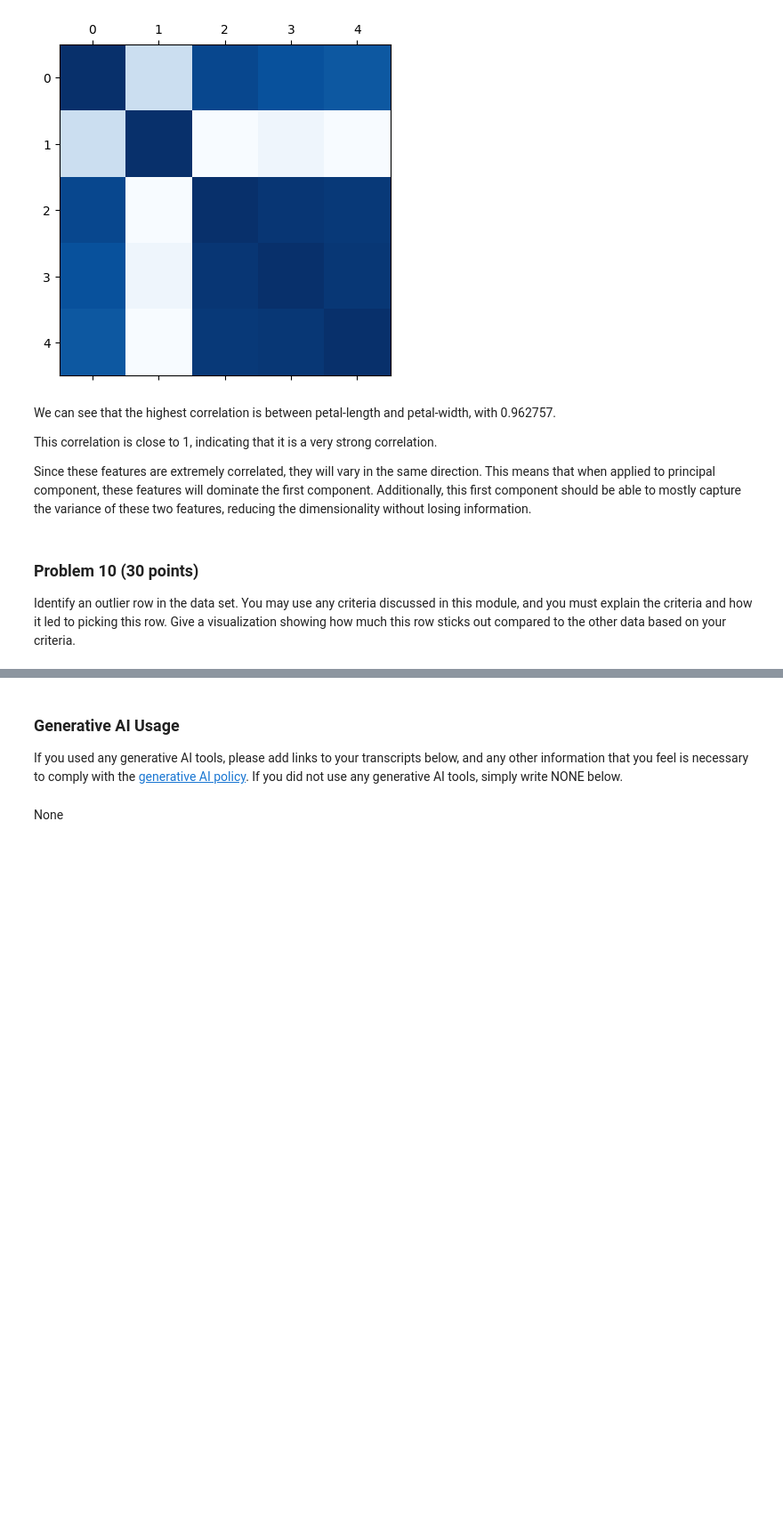
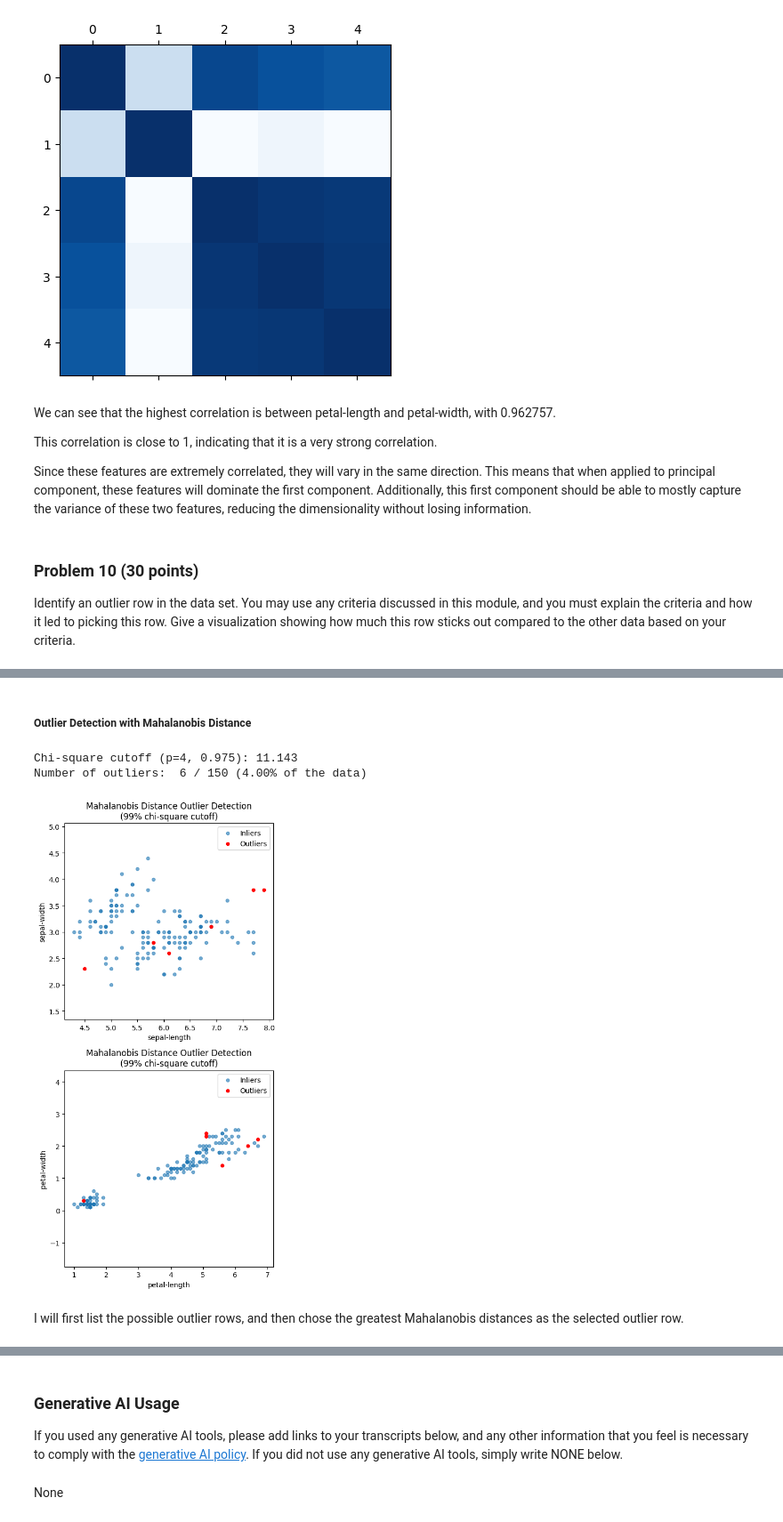
Before and after one commit to calebhadley1/dx601-final-project, a Jupyter notebook: project.ipynb, the cells around one changed output, grey strips where cells are left out. Shown at 89% size. Drawn from its saved outputs; the diff is of its cells as text; code cells hidden in the pictures; blank space fills up the shorter version.

Commit message:
changing methodology for outlier detection

```diff
--- a/project.ipynb
+++ b/project.ipynb
@@ -529,0 +448,73 @@ In the low end of petal-width values, with a zscore of -1.050031. The min and ma
+# %% [markdown]
+##### Outlier Detection with Mahalanobis Distance
+# %%
+from scipy.stats import chi2
+
+X_np = X.to_numpy()
+N = len(X_np)
+
+# -----------------------------
+# Mahalanobis distances
+# -----------------------------
+# Mean and covariance of the full sample
+mu = X_np.mean(axis=0)
+Sigma = np.cov(X_np, rowvar=False)
+Sigma_inv = np.linalg.inv(Sigma)
+
+# Centered data
+diff = X_np - mu
+
+# Squared Mahalanobis distance for each point:
+# D_M(x)^2 = (x - mu)^T Sigma^{-1} (x - mu)
+MD2 = np.sum(diff @ Sigma_inv * diff, axis=1)
+
+# -----------------------------
+# Chi-square cutoff (97.5%)
+# -----------------------------
+p = X_np.shape[1]                   # number of features (here p = 2)
+cutoff = chi2.ppf(0.975, df=p)   # chi^2_{p, 0.975}
+
+outliers = MD2 > cutoff          # boolean mask
+
+num_outliers = np.sum(outliers)
+percent_outliers = 100 * num_outliers / N
+
+# -----------------------------
+# Plot inliers vs outliers
+# -----------------------------
+plt.figure(figsize=(5, 10))
+
+plt.subplot(2, 1, 1)
+plt.scatter(X_np[~outliers, 0], X_np[~outliers, 1],
+            alpha=0.6, label="Inliers",s=20)
+plt.scatter(X_np[outliers, 0], X_np[outliers, 1],
+            c="red",  label="Outliers",s=20)
+plt.xlabel("sepal-length")
+plt.ylabel("sepal-width")
+plt.title("Mahalanobis Distance Outlier Detection\n(99% chi-square cutoff)")
+plt.legend()
+plt.axis("equal")
+plt.tight_layout()
+
+
+plt.subplot(2, 1, 2)
+plt.scatter(X_np[~outliers, 2], X_np[~outliers, 3],
+            alpha=0.6, label="Inliers",s=20)
+plt.scatter(X_np[outliers, 2], X_np[outliers, 3],
+            c="red",  label="Outliers",s=20)
+plt.xlabel("petal-length")
+plt.ylabel("petal-width")
+plt.title("Mahalanobis Distance Outlier Detection\n(99% chi-square cutoff)")
+plt.legend()
+plt.axis("equal")
+plt.tight_layout()
+
+print(f"Chi-square cutoff (p={p}, 0.975): {cutoff:.3f}")
+print(f"Number of outliers:  {num_outliers} / {N} "
+      f"({percent_outliers:.2f}% of the data)")
+# %% [output]
+Chi-square cutoff (p=4, 0.975): 11.143
+Number of outliers:  6 / 150 (4.00% of the data)
+[figure, added]
+# %% [markdown]
+I will first list the possible outlier rows, and then chose the greatest Mahalanobis distances as the selected outlier row.
```
Also changed, not shown: parts of 19 cells of this notebook.
